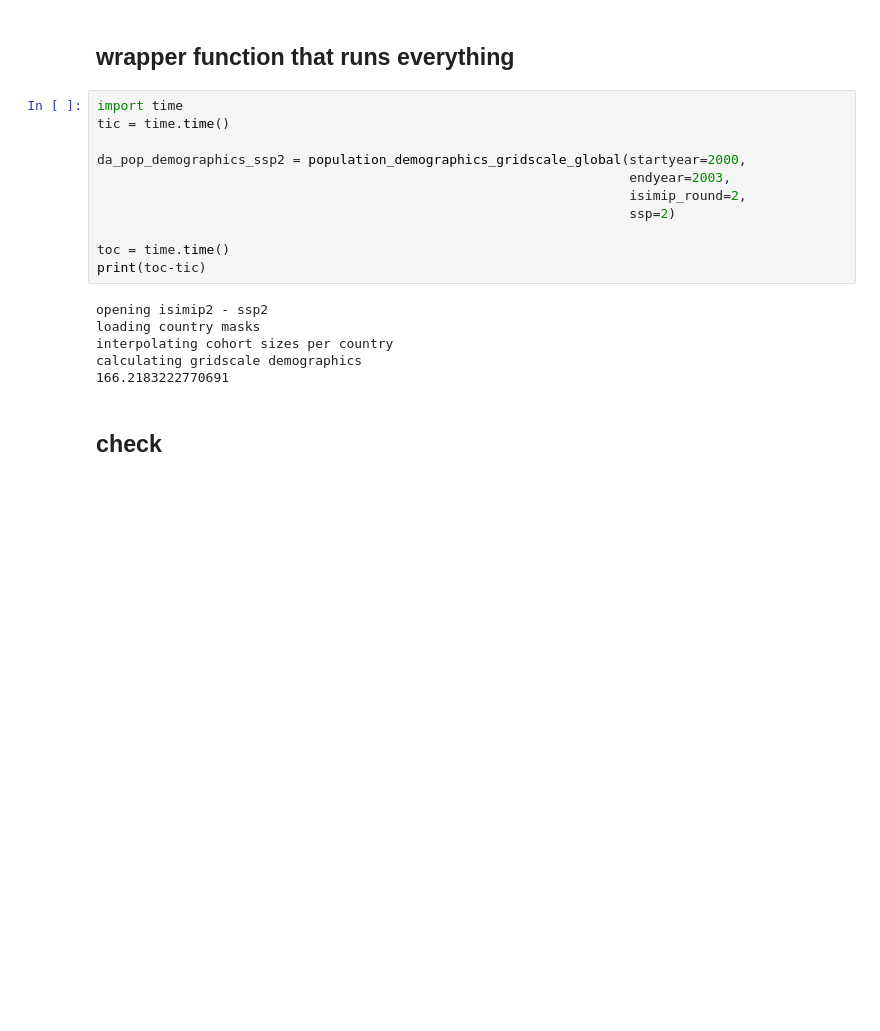
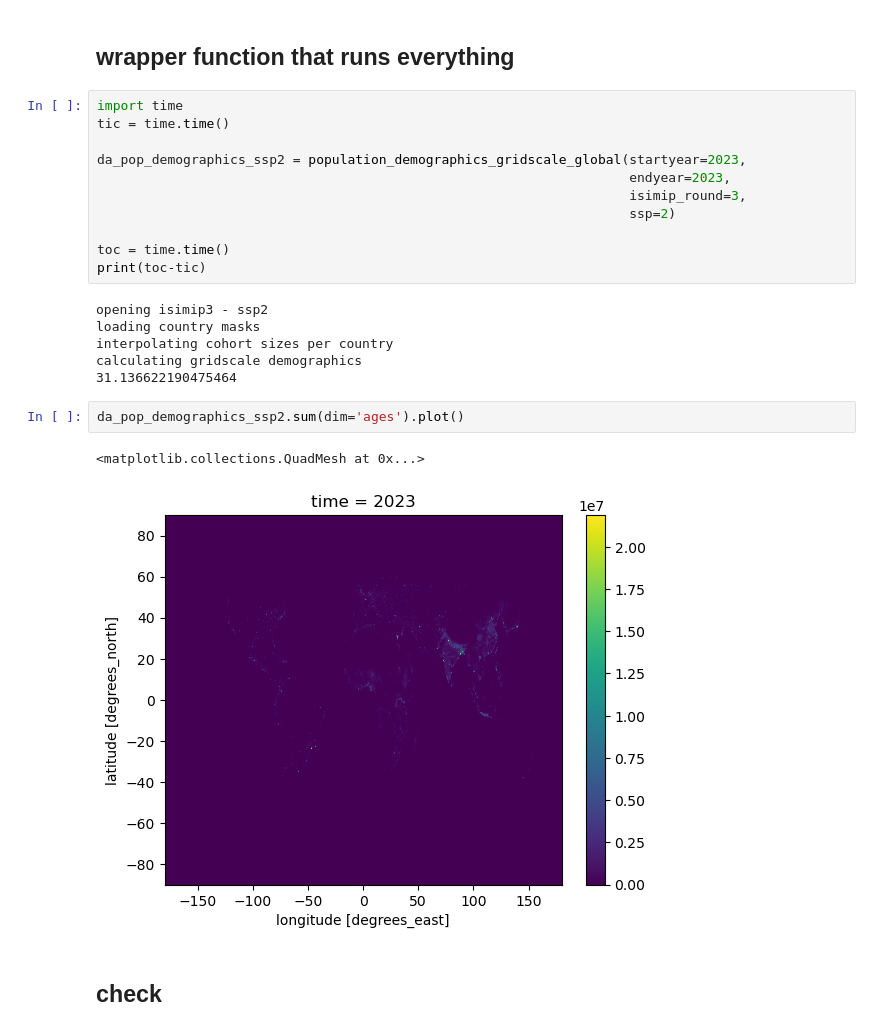
Before and after one commit to rosapietroiusti/dem4cli, a Jupyter notebook: population-demo.ipynb, the cells around one changed output. Saved outputs shown, nothing was run; the diff lists cells and outputs as text; blank space fills up the shorter version.

Commit message:
update to isimip3-ssp2'

```diff
--- a/population-demo.ipynb
+++ b/population-demo.ipynb
@@ -170,23 +172,28 @@ array([[[[nan, nan, nan, ..., nan, nan, nan],
   * ages     (ages) int64 0 1 2 3 4 5 6 7 8 ... 96 97 98 99 100 101 102 103 104
 # %% [markdown]
 ## wrapper function that runs everything
-# %%
-import time
-tic = time.time()
-
-da_pop_demographics_ssp2 = population_demographics_gridscale_global(startyear=2000,
-                                                                    endyear=2003,
-                                                                    isimip_round=2,
-                                                                    ssp=2)
-
-toc = time.time()
-print(toc-tic)
-# %% [output]
-opening isimip2 - ssp2
-loading country masks
-interpolating cohort sizes per country
-calculating gridscale demographics
-166.2183222770691
+# %%
+import time
+tic = time.time()
+
+da_pop_demographics_ssp2 = population_demographics_gridscale_global(startyear=2023,
+                                                                    endyear=2023,
+                                                                    isimip_round=3,
+                                                                    ssp=2)
+
+toc = time.time()
+print(toc-tic)
+# %% [output]
+opening isimip3 - ssp2
+loading country masks
+interpolating cohort sizes per country
+calculating gridscale demographics
+31.136622190475464
+# %%
+da_pop_demographics_ssp2.sum(dim='ages').plot()
+# %% [output]
+<matplotlib.collections.QuadMesh at 0x...>
+[figure, added]
 # %% [markdown]
 ## check
 # %%
```
Also changed, not shown: parts of 2 cells of this notebook, 1 other file.
